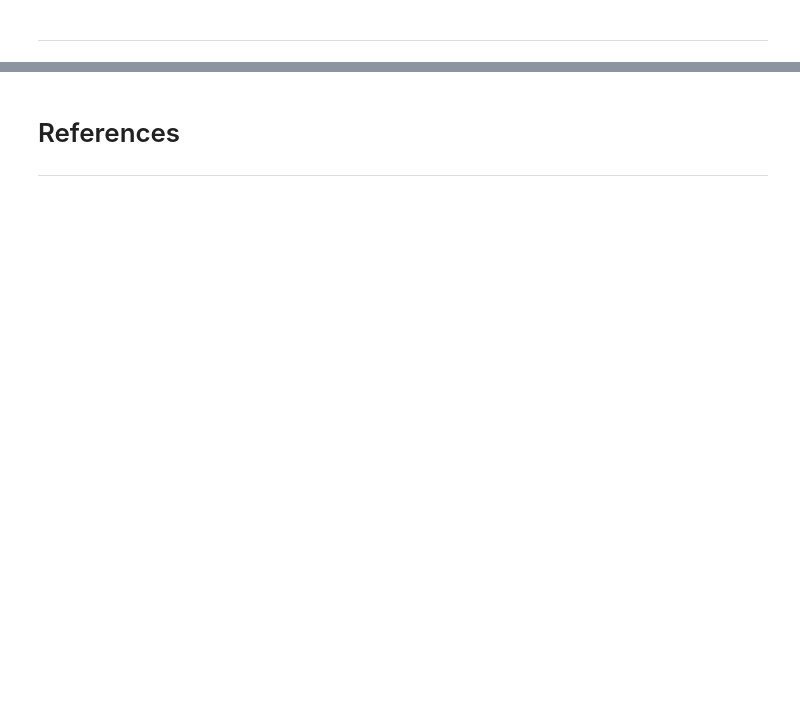
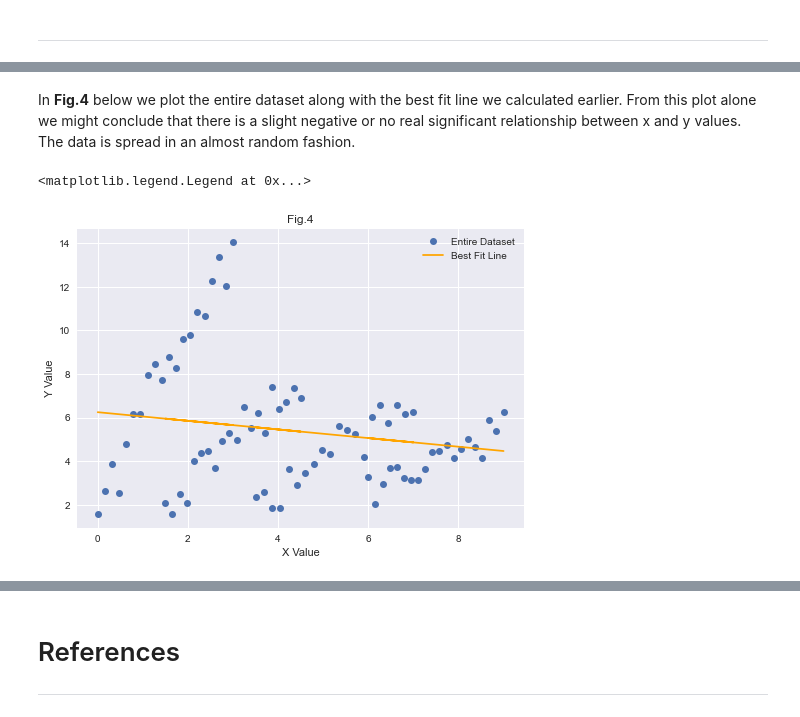
Before and after one commit to cian-gmit-da2020/DA_Fun_Tasks, a Jupyter notebook: Tasks.ipynb, the cells around one changed output, grey strips where cells are left out. Cells and saved outputs as stored; diff of their text form; code cells hidden in the pictures; blank space fills up the shorter version.

```diff
--- a/Tasks.ipynb
+++ b/Tasks.ipynb
@@ -354,0 +448,12 @@ plt.plot(x, x * coeffs[0] + coeffs[1], label="Best Fit Line", color="orange")
+# %% [markdown]
+In **Fig.4** below we plot the entire dataset along with the best fit line we calculated earlier. From this plot alone we might conclude that there is a slight negative or no real significant relationship between x and y values. The data is spread in an almost random fashion.
+# %%
+plt.plot(x, y, "o", label="Entire Dataset")
+plt.plot(x, x * slope + intercept, label="Best Fit Line", color="orange")
+plt.xlabel("X Value")
+plt.ylabel("Y Value")
+plt.title("Fig.4")
+plt.legend()
+# %% [output]
+<matplotlib.legend.Legend at 0x...>
+[figure, added]
```
Also changed, not shown: parts of 73 cells of this notebook, 1 other file.
